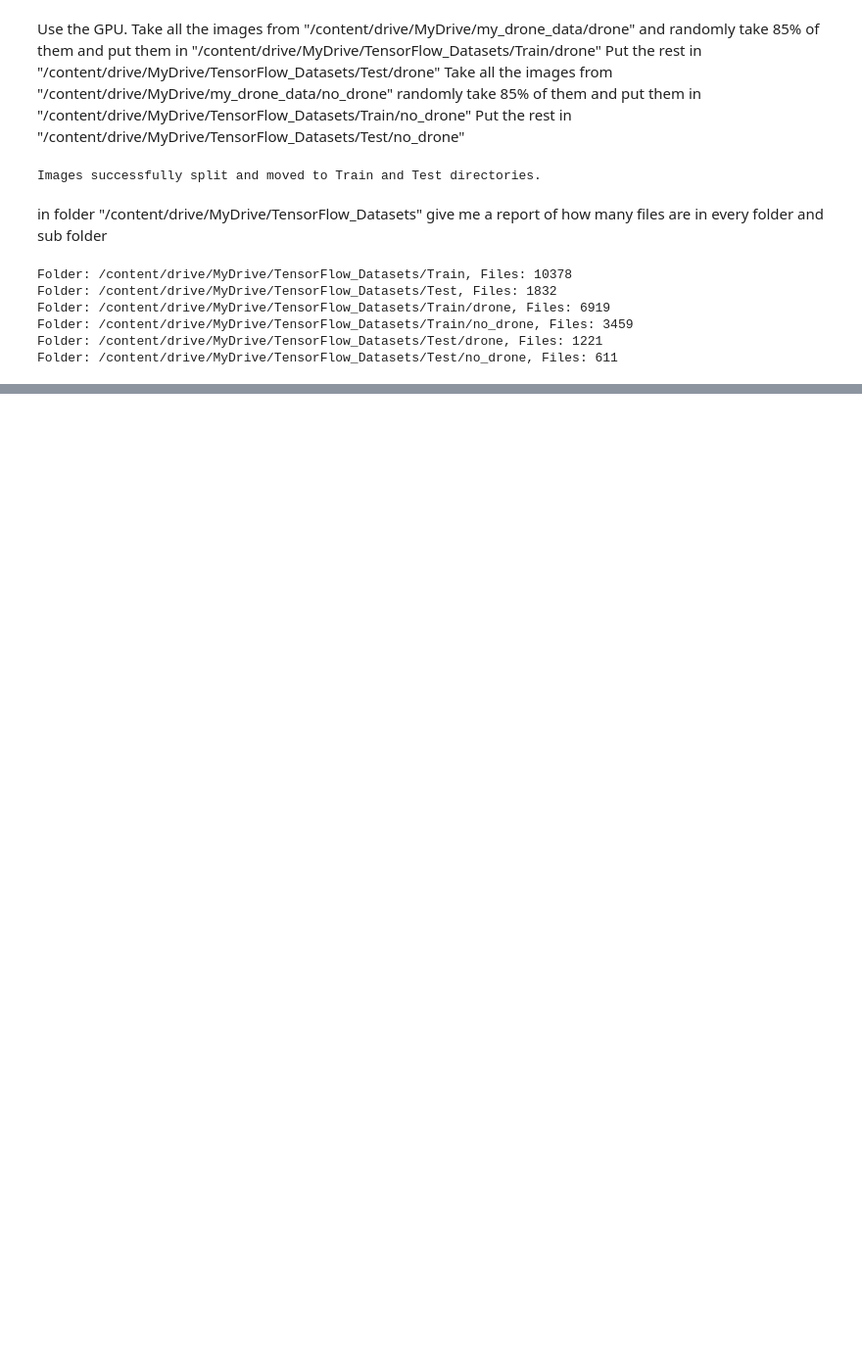
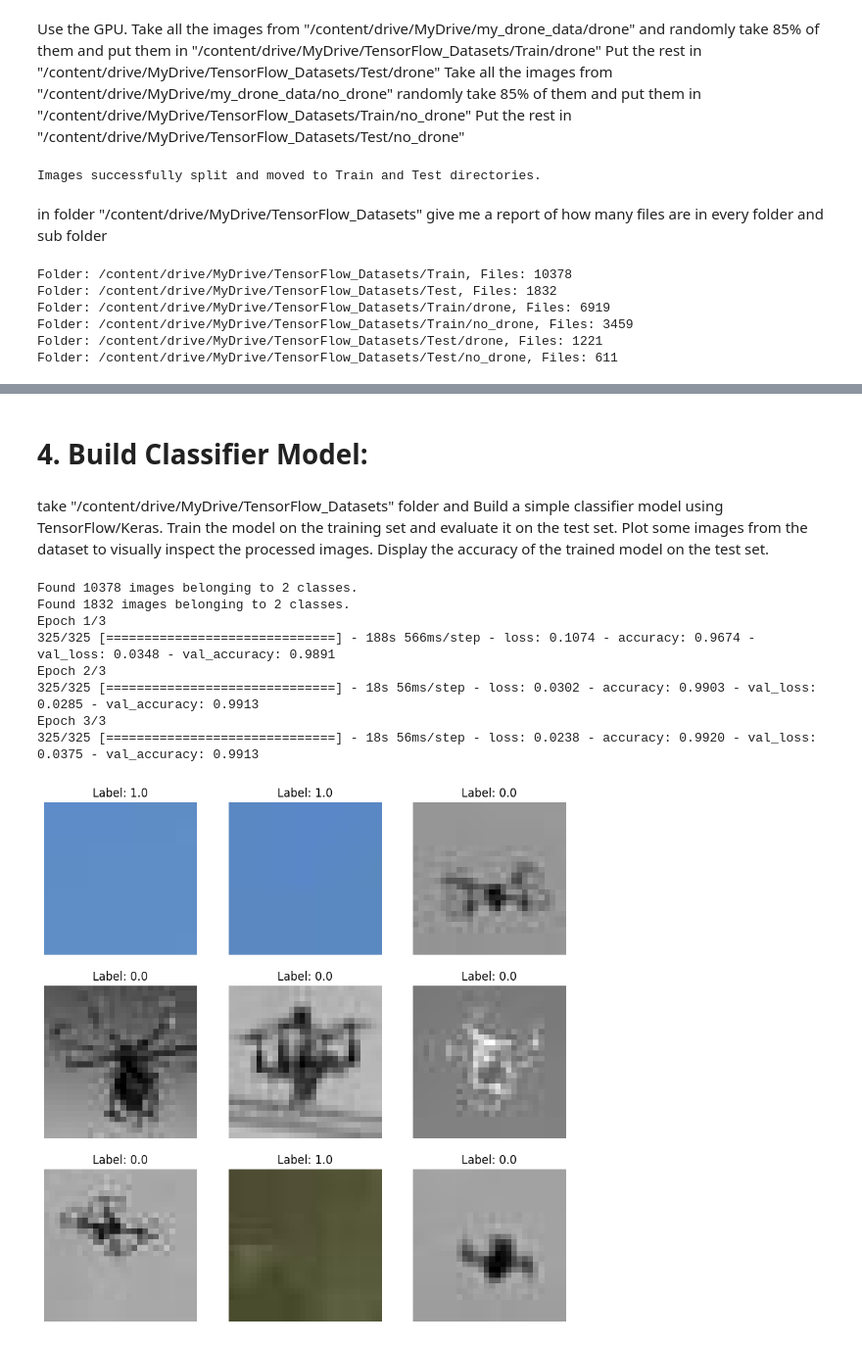
Before and after one commit to adidonner/Machine-Deep-learning-Python-Based, a Jupyter notebook: Task4.ipynb, the cells around one changed output, grey strips where cells are left out. Shown at 98% size. Saved outputs shown, nothing was run; the diff lists cells and outputs as text; code cells hidden in the pictures; blank space fills up the shorter version.

```diff
--- a/Task4.ipynb
+++ b/Task4.ipynb
@@ -884,0 +315,77 @@ Epoch 5/5
+# %% [markdown]
+# 4. Build Classifier Model:
+# %% [markdown]
+take "/content/drive/MyDrive/TensorFlow_Datasets" folder and Build a simple classifier model using TensorFlow/Keras.
+Train the model on the training set and evaluate it on the test set.
+Plot some images from the dataset to visually inspect the processed images.
+Display the accuracy of the trained model on the test set.
+# %%
+import tensorflow as tf
+from tensorflow.keras import layers, models
+from tensorflow.keras.preprocessing.image import ImageDataGenerator
+import matplotlib.pyplot as plt
+
+# Define the paths to the train and test datasets
+train_data_dir = "/content/drive/MyDrive/TensorFlow_Datasets/Train"
+test_data_dir = "/content/drive/MyDrive/TensorFlow_Datasets/Test"
+
+# Image dimensions and batch size
+img_height, img_width = 28, 28
+batch_size = 32
+
+# Create data generators for training and testing
+train_datagen = ImageDataGenerator(rescale=1./255)
+test_datagen = ImageDataGenerator(rescale=1./255)
+
+train_generator = train_datagen.flow_from_directory(
+    train_data_dir,
+    target_size=(img_height, img_width),
+    batch_size=batch_size,
+    class_mode='binary'  # 'categorical' for multiple classes
+)
+
+test_generator = test_datagen.flow_from_directory(
+    test_data_dir,
+    target_size=(img_height, img_width),
+    batch_size=batch_size,
+    class_mode='binary'
+)
+
+# Build a simple convolutional neural network model
+model = models.Sequential([
+    layers.Conv2D(32, (3, 3), activation='relu', input_shape=(img_height, img_width, 3)),
+    layers.MaxPooling2D((2, 2)),
+    layers.Flatten(),
+    layers.Dense(128, activation='relu'),
+    layers.Dense(1, activation='sigmoid')  # Use 'softmax' for multiple classes
+])
+
+# Compile the model
+model.compile(optimizer='adam', loss='binary_crossentropy', metrics=['accuracy'])
+
+# Train the model
+history = model.fit(train_generator, epochs=3, validation_data=test_generator)
+
+# Plot some images from the dataset
+sample_images, sample_labels = next(train_generator)
+plt.figure(figsize=(10, 10))
+for i in range(9):
+    plt.subplot(3, 3, i + 1)
+    plt.imshow(sample_images[i])
+    plt.title(f"Label: {sample_labels[i]}")
+    plt.axis("off")
+plt.show()
+
+# Evaluate the model on the test set
+test_loss, test_accuracy = model.evaluate(test_generator)
+print(f'Test Accuracy: {test_accuracy * 100:.2f}%')
+# %% [output]
+Found 10378 images belonging to 2 classes.
+Found 1832 images belonging to 2 classes.
+Epoch 1/3
+325/325 [==============================] - 188s 566ms/step - loss: 0.1074 - accuracy: 0.9674 - val_loss: 0.0348 - val_accuracy: 0.9891
+Epoch 2/3
+325/325 [==============================] - 18s 56ms/step - loss: 0.0302 - accuracy: 0.9903 - val_loss: 0.0285 - val_accuracy: 0.9913
+Epoch 3/3
+325/325 [==============================] - 18s 56ms/step - loss: 0.0238 - accuracy: 0.9920 - val_loss: 0.0375 - val_accuracy: 0.9913
+[figure, added]
```
Also changed, not shown: parts of 24 cells of this notebook.
